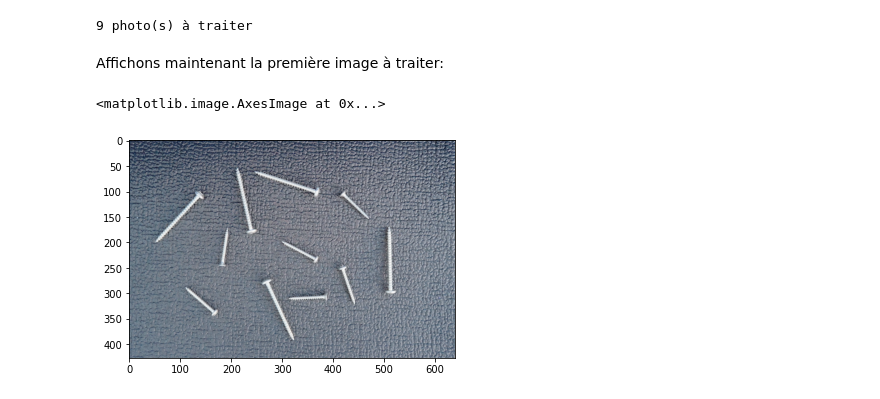
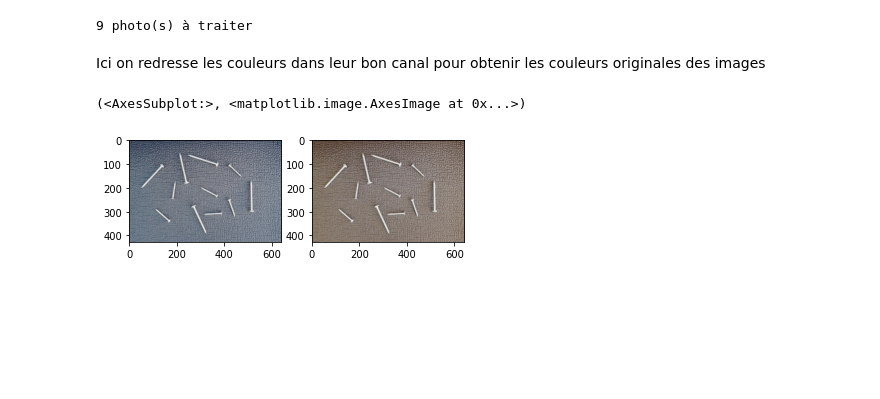
Before and after one commit to AnthonyBreton/GRO620-Vision, a Jupyter notebook: prob.ipynb, the cells around one changed output. Drawn from its saved outputs; the diff is of its cells as text; code cells hidden in the pictures; blank space fills up the shorter version.

```diff
--- a/prob.ipynb
+++ b/prob.ipynb
@@ -33,17 +22,27 @@ print("%i photo(s) à traiter"%(len(images_fn)))
 if (len(images_fn) == 0):
     print("ERREUR! Vérifiez que vous avez bien un dossier photos_prob au même endroit que ce calepin.")
 
-images = []
+images_org = []
 
 for f in images_fn:
     img = cv2.imread(os.path.join("photos_prob/", f))
-    images.append(img)
+    images_org.append(img)
 # %% [output]
 9 photo(s) à traiter
-# %% [markdown]
-Affichons maintenant la première image à traiter:
-# %%
-plt.imshow(images[0])
-# %% [output]
-<matplotlib.image.AxesImage at 0x...>
-[figure, removed]
+# %% [markdown]
+Ici on redresse les couleurs dans leur bon canal pour obtenir les couleurs originales des images
+# %%
+images_colored = []
+image_amount: int = len(images_org)
+
+for i in range(image_amount):
+    images_colored.append(images_org[i].copy())
+    images_colored[i][:, :, 2] = images_org[i][:, :, 0] # (RGB) Canal 0 images_org correspond au bleu donc doit aller dans le canal 2
+    images_colored[i][:, :, 0] = images_org[i][:, :, 2] # (RGB) Canal 2 images_org correspond au rouge donc doit aller dans le canal 0
+
+image_nb: int = 0
+plt.subplot(1, 2, 1), plt.imshow(images_org[image_nb], cmap="gray")
+plt.subplot(1, 2, 2), plt.imshow(images_colored[image_nb])
+# %% [output]
+(<AxesSubplot:>, <matplotlib.image.AxesImage at 0x...>)
+[figure, added]
```
Also changed, not shown: parts of 15 cells of this notebook, 3 other files.
